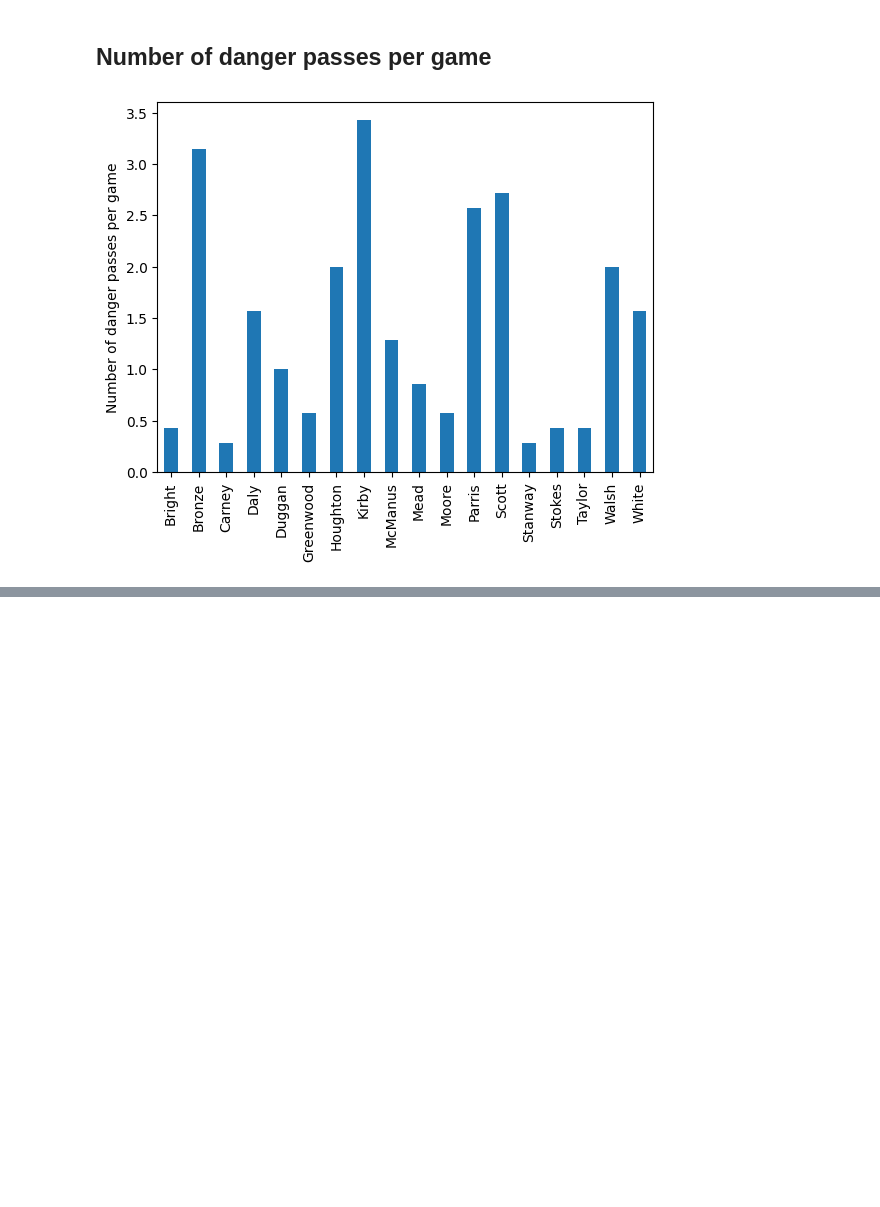
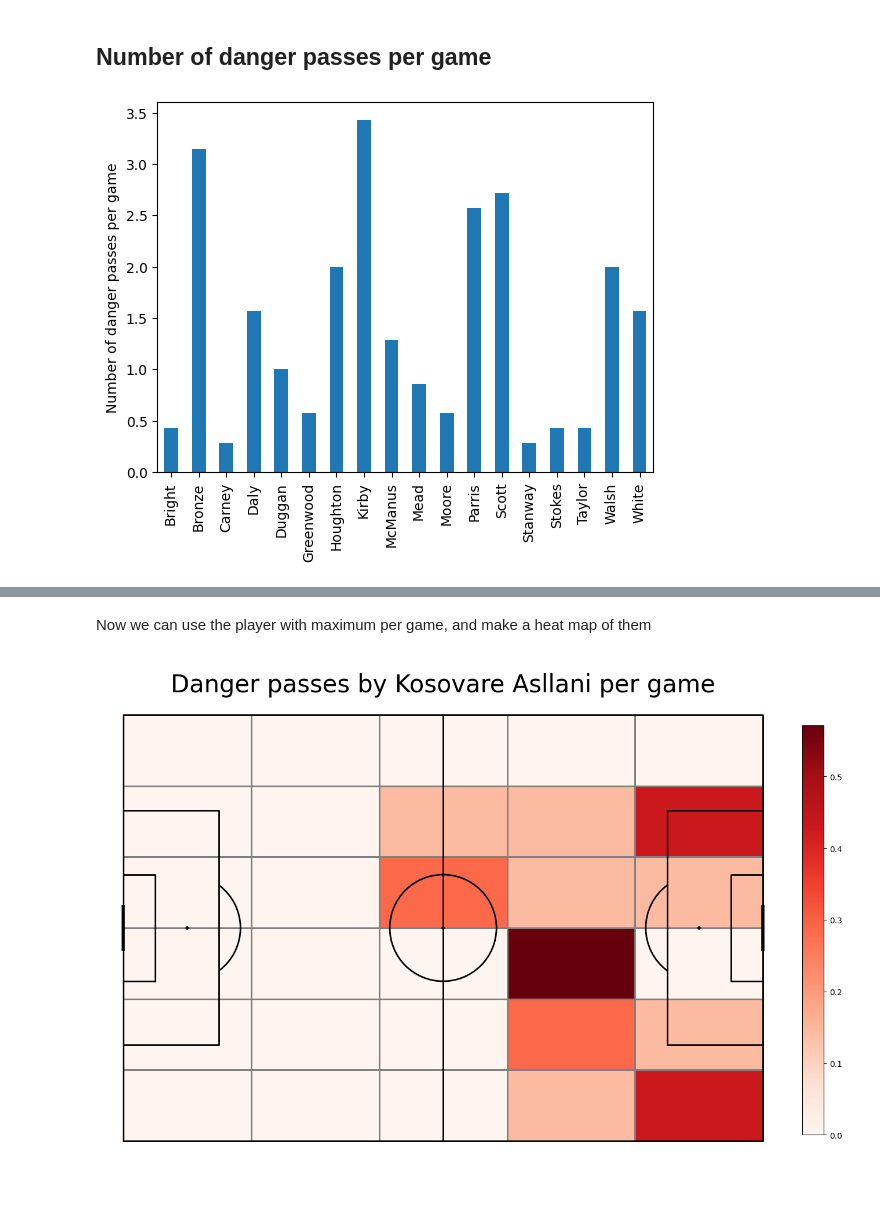
Before and after one commit to jamesdidathing/football_analysis, a Jupyter notebook: soccermatics/pass_heat_maps.ipynb, the cells around one changed output, grey strips where cells are left out. Drawn from its saved outputs; the diff is of its cells as text; code cells hidden in the pictures; blank space fills up the shorter version.

```diff
--- a/soccermatics/pass_heat_maps.ipynb
+++ b/soccermatics/pass_heat_maps.ipynb
@@ -117,0 +245,68 @@ plt.show()
+# %% [markdown]
+Now we can use the player with maximum per game, and make a heat map of them
+# %%
+player = "Kosovare Asllani"
+# %%
+import matplotlib.pyplot as plt
+from mplsoccer import Pitch, Sbopen, VerticalPitch
+import pandas as pd
+
+#open the data
+parser = Sbopen()
+df_match = parser.match(competition_id=72, season_id=30)
+#our team
+team = "Sweden Women's"
+#get list of games by our team, either home or away
+match_ids = df_match.loc[(df_match["home_team_name"] == team) | (df_match["away_team_name"] == team)]["match_id"].tolist()
+#calculate number of games
+no_games = len(match_ids)
+
+# create an empty dataframe
+danger_passes = pd.DataFrame()
+
+# go through each match ID
+for idx in match_ids:
+    # open the event data for this game [0]
+    df = parser.event(idx)[0]
+    # this is for either half of the match
+    for period in [1,2]:
+        # keep only accurate passes by player that were not set pieces in this period
+        mask_pass = (df.player_name == player) & (df.type_name == "Pass") & (df.outcome_name.isnull()) & (df.period == period) & (df.sub_type_name.isnull())
+        # keep only the columns that we want
+        passes = df.loc[mask_pass, ["x", "y", "end_x", "end_y", "minute", "second"]]
+        # keep only player shots in this period
+        mask_shot = (df.team_name == team) & (df.type_name == "Shot") & (df.period == period)
+        # again keep only columns we want, this case only when the shot was taken
+        shots = df.loc[mask_shot, ["minute", "second"]]
+        # convert time to seconds
+        shot_times = shots['minute']*60+shots['second']
+        shot_window = 15
+        # find start of the time window and have condition to avoid negative shot starts
+        shot_start = shot_times - shot_window
+        shot_start = shot_start.apply(lambda i: i if i>0 else (period-1)*45)
+        # convert pass times to seconds
+        pass_times = passes['minute']*60+passes['second']
+        #check if pass is in any of the windows, shot_start should be < pass_time if 15s is taken from it and its in the window
+        pass_to_shot = pass_times.apply(lambda x: True in ((shot_start < x) & (x < shot_times)).unique())
+        #keep only danger passes
+        danger_passes_period = passes.loc[pass_to_shot]
+        #concatenate dataframe with a previous one to keep danger passes from the whole tournament
+        danger_passes = pd.concat([danger_passes, danger_passes_period], ignore_index = True)
+
+#plot vertical pitch
+pitch = Pitch(line_zorder=2, line_color='black')
+fig, ax = pitch.grid(grid_height=0.9, title_height=0.06, axis=False,
+                     endnote_height=0.04, title_space=0, endnote_space=0)
+#get the 2D histogram
+bin_statistic = pitch.bin_statistic(danger_passes.x, danger_passes.y, statistic='count', bins=(5, 6), normalize=False)
+#normalize by number of games
+bin_statistic["statistic"] = bin_statistic["statistic"]/no_games
+#make a heatmap
+pcm  = pitch.heatmap(bin_statistic, cmap='Reds', edgecolor='grey', ax=ax['pitch'])
+#legend to our plot
+ax_cbar = fig.add_axes((1, 0.093, 0.03, 0.786))
+cbar = plt.colorbar(pcm, cax=ax_cbar)
+fig.suptitle('Danger passes by ' + player + " per game", fontsize = 30)
+plt.show()
+# %% [output]
+[figure, added]
```
Also changed, not shown: parts of 6 cells of this notebook.
